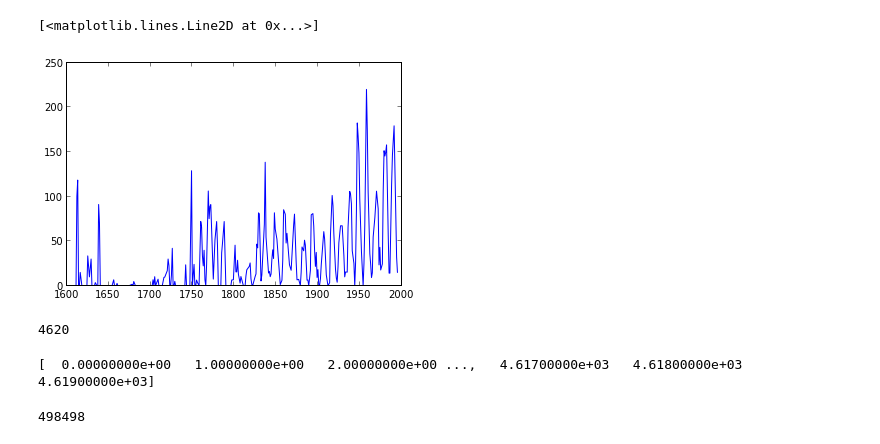
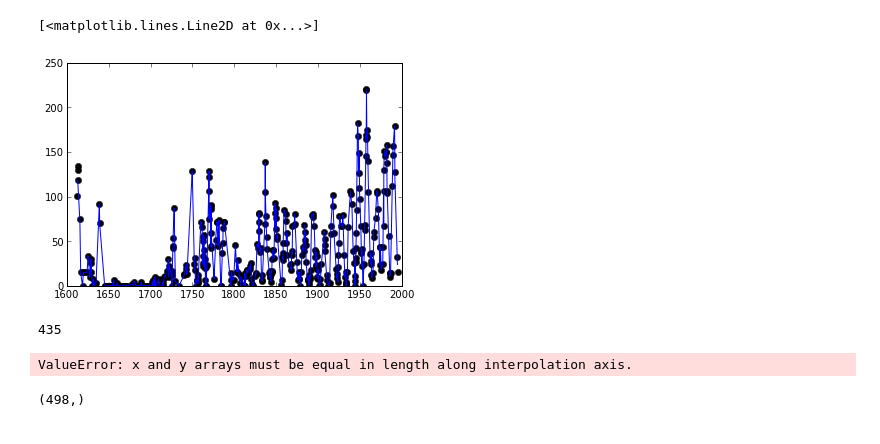
Before and after one commit to jdestupinan1332/TareasComp, a Jupyter notebook: Hw_5/pto_2_hw5.ipynb, the cells around one changed output. Saved outputs shown, nothing was run; the diff lists cells and outputs as text; code cells hidden in the pictures.

Commit message:
interpolation

```diff
--- a/Hw_5/pto_2_hw5.ipynb
+++ b/Hw_5/pto_2_hw5.ipynb
@@ -17,5 +7,0 @@ print shape(f(x))[0]
-# %%
-plot(x,f(x))
-# %% [output]
-[<matplotlib.lines.Line2D at 0x...>]
-[figure, removed]
@@ -23,0 +8,25 @@ tiempo=[]for i in range(4620):    tiempo=np.append(tiempo,i)
+# %%
+data=loadtxt("sparse_sample_monthrg.dat")
+anno=data[:,0] #list of years
+mes=data[:,1] #list of months
+dias=data[:,2] #list os days, NOT USED
+manchas = data[:,3] #list of sunspots
+
+data_n=[]
+tiempo=[]
+#creates the list useful measured data (!=-99, with the correct time)
+for i in range(len(manchas)):
+    if(manchas[i] >= 0):
+        data_n.append(manchas[i])
+        tiempo.append(anno[i]+(mes[i]-1)/12)
+# %%
+t = arange(1613,1995,0.01) #array of real time
+# %%
+#interpolation
+f=interp1d(tiempo,data_n,kind='linear')
+# %%
+plot(tiempo, data_n,'ko')
+plot(t,f(t))
+# %% [output]
+[<matplotlib.lines.Line2D at 0x...>]
+[figure, added]
@@ -24,14 +35,16 @@ tiempo=[]for i in range(4620):    tiempo=np.append(tiempo,i)
 # %%
 print shape(tiempo)[0]
 # %% [output]
-4620
+435
-# %%
-print tiempo
-# %% [output]
-[  0.00000000e+00   1.00000000e+00   2.00000000e+00 ...,   4.61700000e+03   4.61800000e+03   4.61900000e+03]
 # %%
-w=mesz=data_nf2=interp1d(w,z,kind='linear')print shape(mes)[0]print shape(data_n)[0]
+w=anno
+z=data_n
+f2=interp1d(w,z,kind='linear')
+print shape(mes)[0]
+print shape(data_n)[0]
 # %% [output]
-498498
+ValueError: x and y arrays must be equal in length along interpolation axis.
 # %%
-#print shape(f2(w))### aqui es donde esta el error
+print shape(f2(w))### aqui es donde esta el error
+# %% [output]
+(498,)
```
Also changed, not shown: parts of 7 cells of this notebook.
